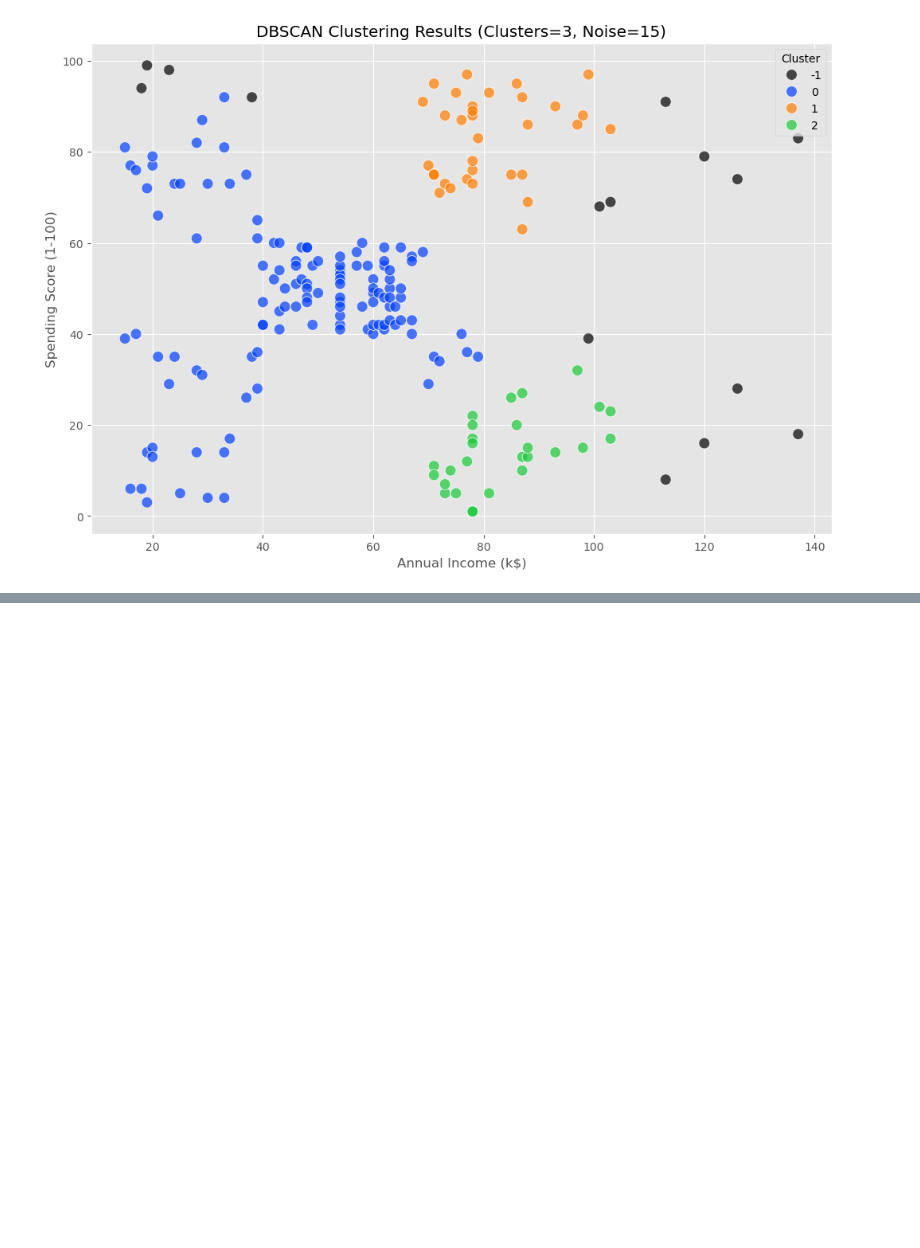
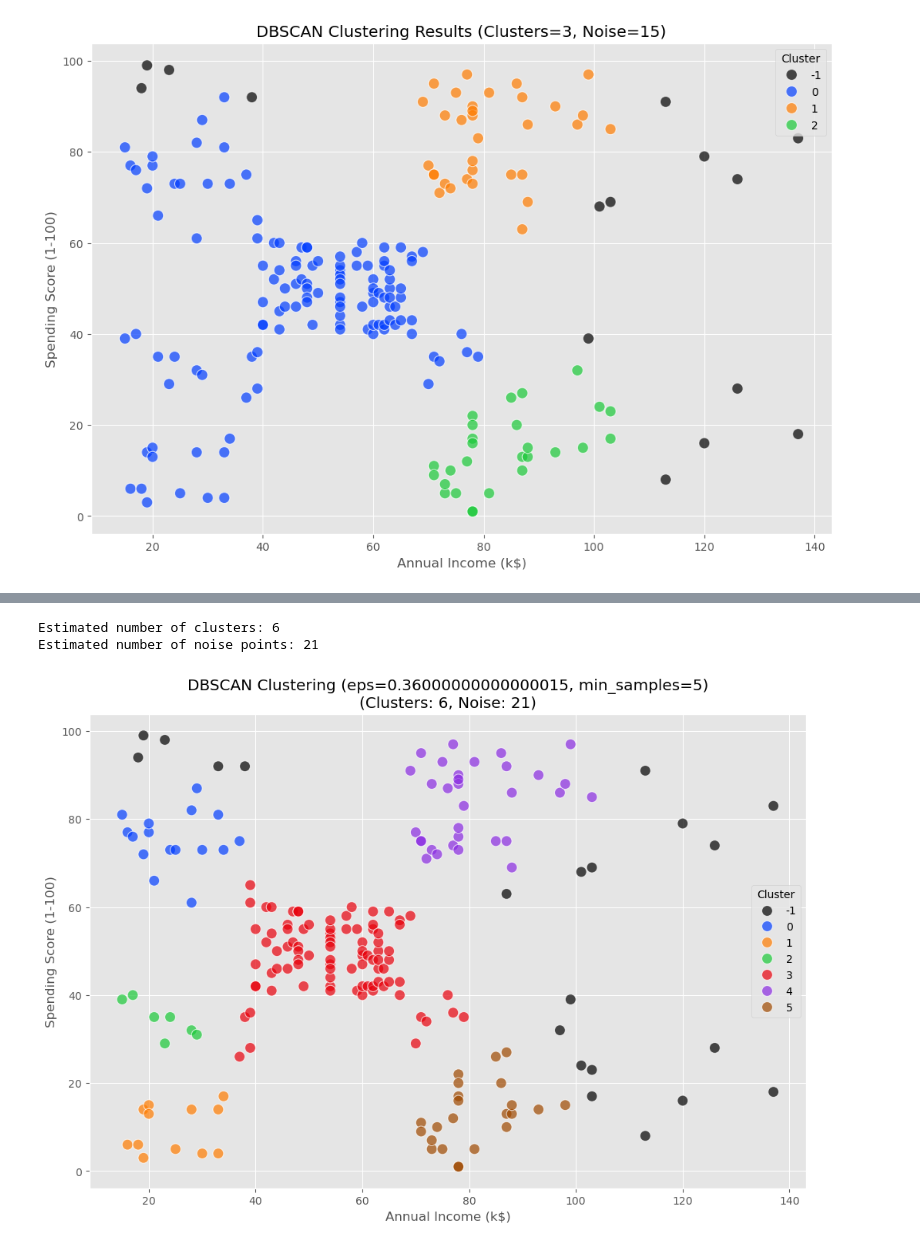
Before and after one commit to Hsin-thefirst/Datamining-Project-2, a Jupyter notebook: DBSCAN.ipynb, the cells around one changed output, grey strips where cells are left out. Cells and saved outputs as stored; diff of their text form; code cells hidden in the pictures; blank space fills up the shorter version.

```diff
--- a/DBSCAN.ipynb
+++ b/DBSCAN.ipynb
@@ -107,0 +178,46 @@ Estimated number of noise points: 15
+# %%
+# --- Apply Optimal Parameters from Grid Search ---
+db = DBSCAN(eps=best_eps, min_samples=best_min_samples)
+y_db = db.fit_predict(X_scaled)
+
+# Add cluster labels to dataframe
+df['DBSCAN_Cluster'] = y_db
+
+unique_labels = np.unique(y_db)
+# Get all labels that are NOT -1 (noise)
+cluster_labels = [label for label in unique_labels if label != -1]
+
+n_clusters_ = len(cluster_labels)
+
+n_noise_ = list(y_db).count(-1)
+
+print(f'Estimated number of clusters: {n_clusters_}')
+print(f'Estimated number of noise points: {n_noise_}')
+
+plt.figure(figsize=(12, 8))
+
+cluster_colors = sns.color_palette('bright', n_colors=n_clusters_)
+palette = {label: color for label, color in zip(cluster_labels, cluster_colors)}
+
+palette[-1] = (0, 0, 0, 1)
+
+sns.scatterplot(
+    data=df,
+    x='Annual Income (k$)',
+    y='Spending Score (1-100)',
+    hue='DBSCAN_Cluster',
+    palette=palette,
+    s=100,
+    alpha=0.7,
+    legend='full'
+)
+
+plt.title(f'DBSCAN Clustering (eps={best_eps}, min_samples={best_min_samples})\n(Clusters: {n_clusters_}, Noise: {n_noise_})')
+plt.xlabel('Annual Income (k$)')
+plt.ylabel('Spending Score (1-100)')
+plt.legend(title='Cluster')
+plt.grid(True)
+# %% [output]
+Estimated number of clusters: 6
+Estimated number of noise points: 21
+[figure, added]
```
Also changed, not shown: parts of 3 cells of this notebook.
